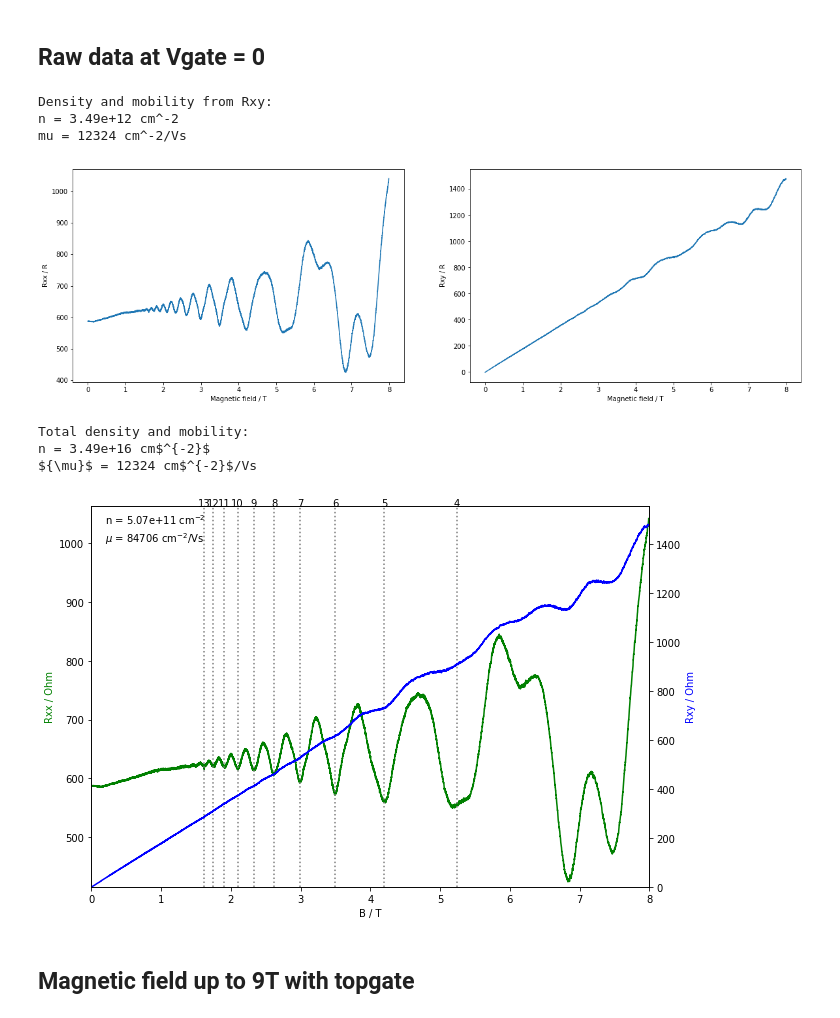
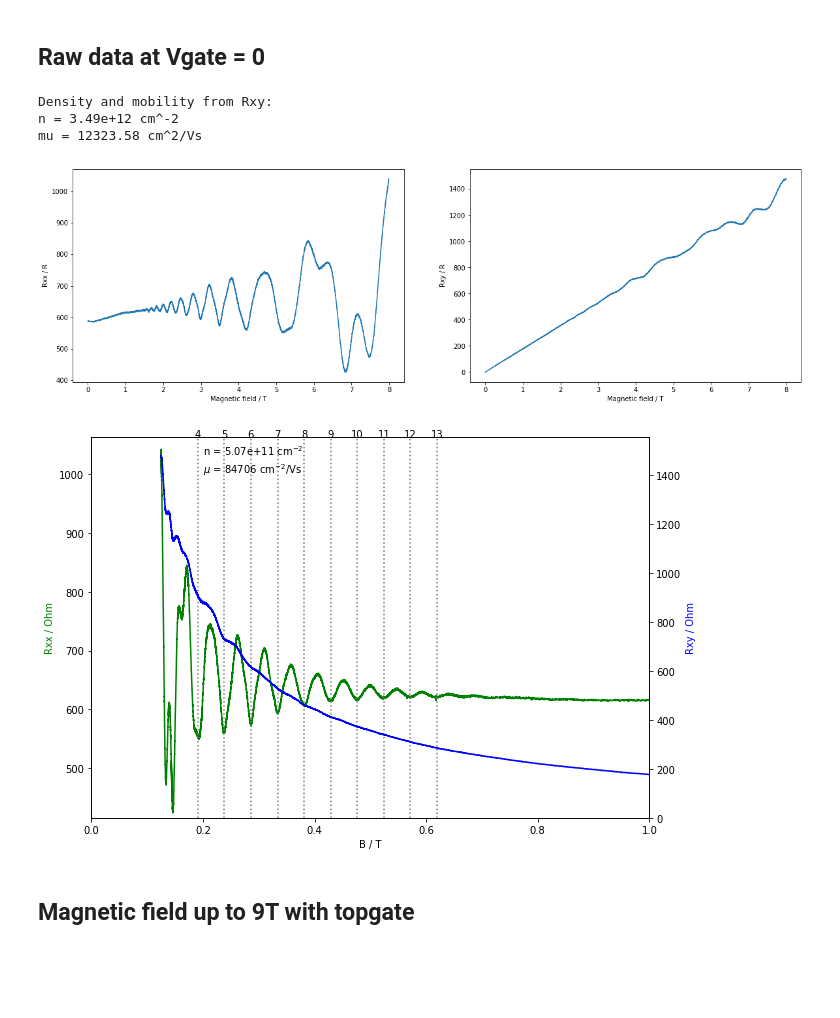
Before and after one commit to danielbouman/2deg, a Jupyter notebook: JSL49_01_hallbar_analysis.ipynb, the cells around one changed output. Cells and saved outputs as stored; diff of their text form; code cells hidden in the pictures; blank space fills up the shorter version.

```diff
--- a/JSL49_01_hallbar_analysis.ipynb
+++ b/JSL49_01_hallbar_analysis.ipynb
@@ -187,11 +189,11 @@ plt.savefig('../plots/hallbar1_rxx_rxy.png')
 n_total = 1/179/e ## Rxy slope
 mu_total = 1/(rho*n_total*1e-4*e)
 print('Density and mobility from Rxy:\nn = {0:.2e} '.format(n_total*1e-4)+'cm^-2')
-print('mu'+' = {0:.0f} '.format(mu_total)+'cm^-2/Vs')
+print('mu'+' = {0:.2f} '.format(mu_total)+'cm^2/Vs')
 # %% [output]
 Density and mobility from Rxy:
 n = 3.49e+12 cm^-2
-mu = 12324 cm^-2/Vs
+mu = 12323.58 cm^2/Vs
 [figure]
 # %%
 ## Filling factors
@@ -200,41 +202,38 @@ Bsdh = np.array([1.62,1.75,1.91,2.1,2.33,2.62,3,3.5,4.2,5.2]) # Shubnikov- de Ha
 
 # Find best matching filling factors
 nu = find_nu(Bsdh)
 n = np.mean(Bsdh*nu/Phi_0)*1e-4
 mu = 1/(rho * n * e)
 B_nu = n*1e4*Phi_0/nu
 
 ## Make overview plot
 fig_1c, ax_1c = plt.subplots(figsize=(10,7))
 xmax = [min(Rxx)*0.98,0]
 ymax = [max(Rxx)*1.02,max(Rxy)*1.05]
 for ax,ylims,f,color,label in zip([ax_1c,ax_1c.twinx()],
                     [(xmax[0],ymax[0]),(xmax[1],ymax[1])],
                     [Rxx,Rxy],['green','blue'],
                     ['Rxx / Ohm','Rxy / Ohm']):
-    ax.set_xlim(0,8)
+    ax.set_xlim(0,1)
     ax.set_ylim(*ylims)
-    ax.plot(Bmeas,f,color=color)
+    ax.plot(1/Bmeas,f,color=color)
     ax.set_xlabel('B / T')
     ax.set_ylabel(label,color=color)
 
 # Density and mobility annotation
 ax_1c.annotate('n = {0:.2e} '.format(n)+u'cm$^{-2}$',(0.2,ymax[0]-30))
 ax_1c.annotate(u'${\mu}$'+' = {0:.0f} '.format(mu)+u'cm$^{-2}$/Vs',(0.2,ymax[0]-60))
 
 # Filling factors
 for xc,nuc in zip(B_nu,nu):
-    ax_1c.axvline(x=xc,color='gray',ls=':')
-    ax_1c.annotate('{0:.0f}'.format(nuc),(xc,ymax[0]),ha="center")
+    ax_1c.axvline(x=1/xc,color='gray',ls=':')
+    ax_1c.annotate('{0:.0f}'.format(nuc),(1/xc,ymax[0]),ha="center")
 
 # Save figure
 fig_1c.savefig('../plots/hallbar1_subband1.png')
 # print("n = {0}, mu = {1}".format(n*1e-4,mu))
 # %% [output]
-Total density and mobility:
-n = 3.49e+16 cm$^{-2}$
-${\mu}$ = 12324 cm$^{-2}$/Vs
-[figure, old version]
+[figure, new version]
 # %% [markdown]
 ## Magnetic field up to 9T with topgate
 # %%
```
Also changed, not shown: parts of 11 cells of this notebook, 1 other file.
